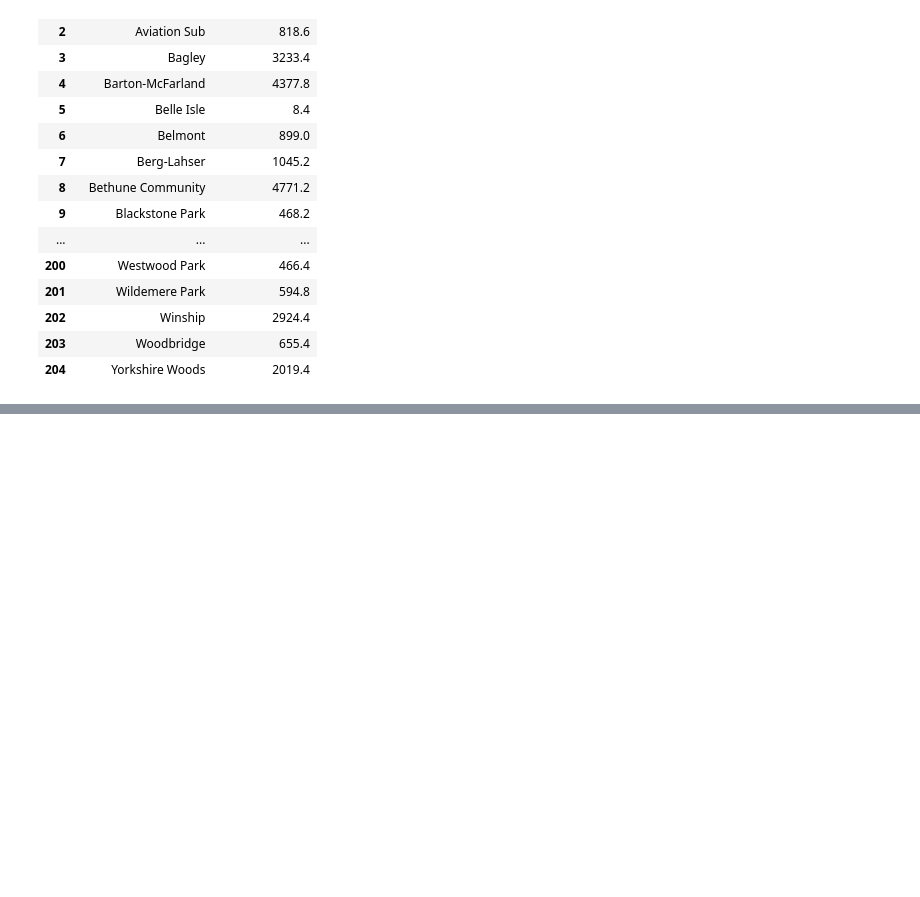
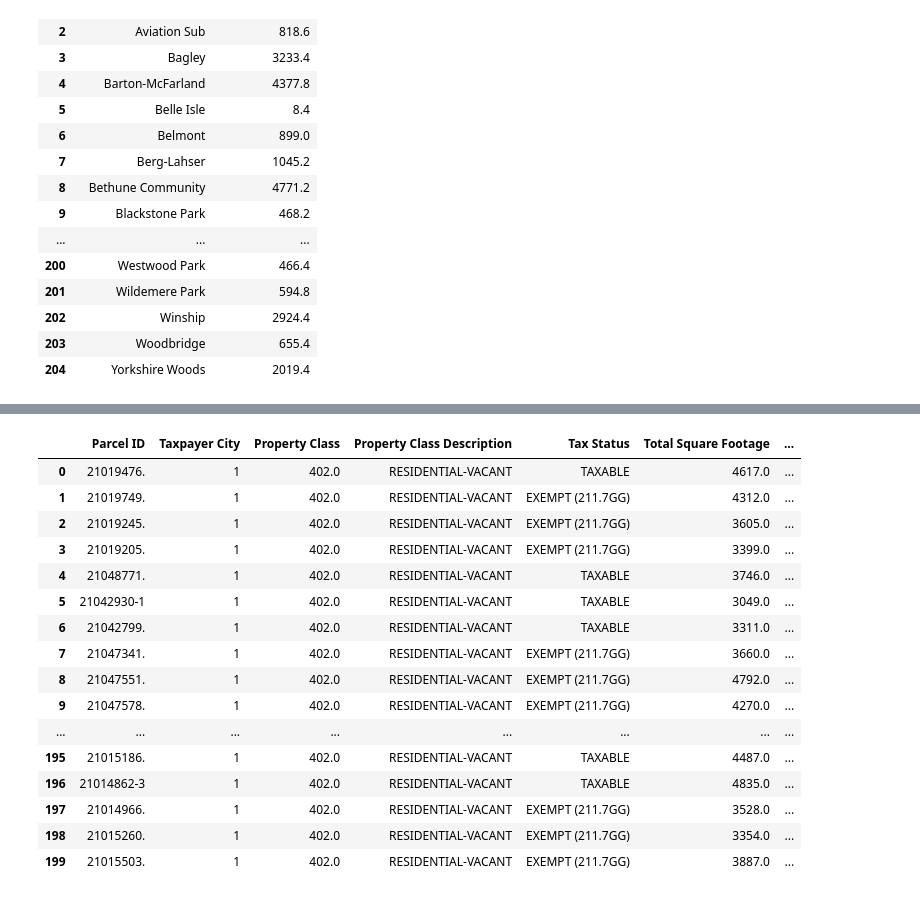
Before and after one commit to data-4700/city-of-detroit, a Jupyter notebook: detroit_housing.ipynb, the cells around one changed output, grey strips where cells are left out. Cells and saved outputs as stored; diff of their text form; code cells hidden in the pictures; blank space fills up the shorter version.

```diff
--- a/detroit_housing.ipynb
+++ b/detroit_housing.ipynb
@@ -210,0 +263,5 @@ finalpolice_df
+# %%
+permtemp = bpermits
+permtemp['Date Issued'] = pd.to_datetime(permtemp['Date Issued'])
+bpermits1 = permtemp
+bpermits1.head(2)
@@ -210,0 +277,3 @@ finalpolice_df
+# %%
+bpermits2 = bpermits1.loc[bpermits1.groupby('Parcel ID')['Date Issued'].idxmax()]
+bpermits2.head()
@@ -210,0 +296,6 @@ finalpolice_df
+# %%
+blight2 = blight2.rename(columns={})
+# %%
+try1 = pd.merge(parcels2, bpermits2, how='left', on='Parcel ID')
+try1fix = try1.dropna(subset='Parcel ID')
+try1fix.head(5)
@@ -210,0 +309,22 @@ finalpolice_df
+# %%
+try2 = pd.merge(try1fix, blight2, how="left", left_on='Parcel ID', right_on='parcelno')
+try2fix = try2.dropna(subset='Parcel ID')
+try2fix.head(200)
+# %% [output]
+|  | Parcel ID | Taxpayer City | Property Class | Property Class Description | Tax Status | Total Square Footage | ... |
+| 0 | 21019476. | 1 | 402.0 | RESIDENTIAL-VACANT | TAXABLE | 4617.0 | ... |
+| 1 | 21019749. | 1 | 402.0 | RESIDENTIAL-VACANT | EXEMPT (211.7GG) | 4312.0 | ... |
+| 2 | 21019245. | 1 | 402.0 | RESIDENTIAL-VACANT | EXEMPT (211.7GG) | 3605.0 | ... |
+| 3 | 21019205. | 1 | 402.0 | RESIDENTIAL-VACANT | EXEMPT (211.7GG) | 3399.0 | ... |
+| 4 | 21048771. | 1 | 402.0 | RESIDENTIAL-VACANT | TAXABLE | 3746.0 | ... |
+| 5 | 21042930-1 | 1 | 402.0 | RESIDENTIAL-VACANT | TAXABLE | 3049.0 | ... |
+| 6 | 21042799. | 1 | 402.0 | RESIDENTIAL-VACANT | TAXABLE | 3311.0 | ... |
+| 7 | 21047341. | 1 | 402.0 | RESIDENTIAL-VACANT | EXEMPT (211.7GG) | 3660.0 | ... |
+| 8 | 21047551. | 1 | 402.0 | RESIDENTIAL-VACANT | EXEMPT (211.7GG) | 4792.0 | ... |
+| 9 | 21047578. | 1 | 402.0 | RESIDENTIAL-VACANT | EXEMPT (211.7GG) | 4270.0 | ... |
+| ... | ... | ... | ... | ... | ... | ... | ... |
+| 195 | 21015186. | 1 | 402.0 | RESIDENTIAL-VACANT | TAXABLE | 4487.0 | ... |
+| 196 | 21014862-3 | 1 | 402.0 | RESIDENTIAL-VACANT | TAXABLE | 4835.0 | ... |
+| 197 | 21014966. | 1 | 402.0 | RESIDENTIAL-VACANT | EXEMPT (211.7GG) | 3528.0 | ... |
+| 198 | 21015260. | 1 | 402.0 | RESIDENTIAL-VACANT | EXEMPT (211.7GG) | 3354.0 | ... |
+| 199 | 21015503. | 1 | 402.0 | RESIDENTIAL-VACANT | EXEMPT (211.7GG) | 3887.0 | ... |
```
Also changed, not shown: parts of 19 cells of this notebook.
